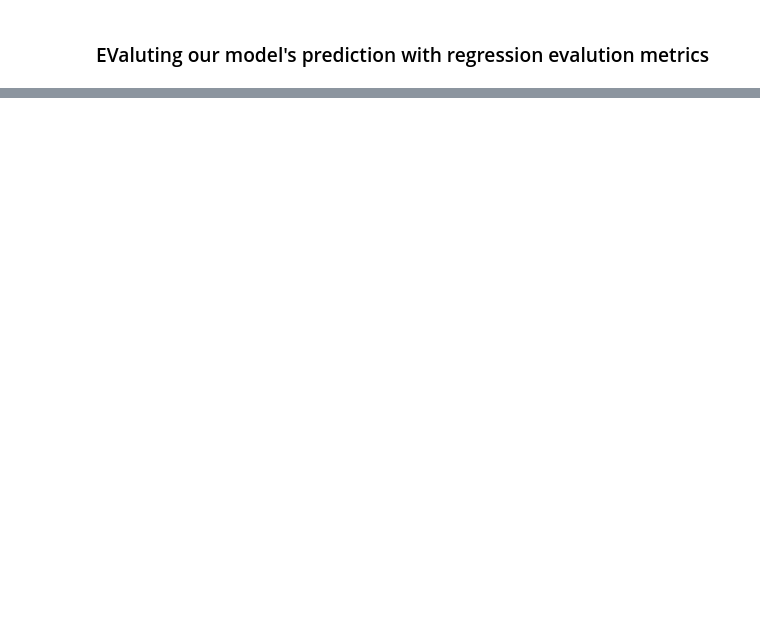
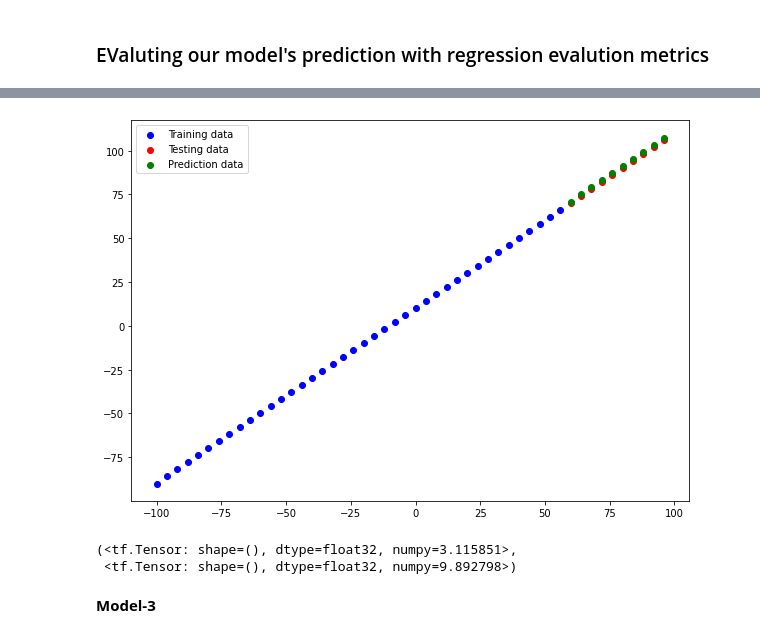
Before and after one commit to RD191295/Tensorflow_Tutorials, a Jupyter notebook: 01_nerual_network_regression_in_tensorflow.ipynb, the cells around one changed output, grey strips where cells are left out. Saved outputs shown, nothing was run; the diff lists cells and outputs as text; code cells hidden in the pictures; blank space fills up the shorter version.

```diff
--- a/01_nerual_network_regression_in_tensorflow.ipynb
+++ b/01_nerual_network_regression_in_tensorflow.ipynb
@@ -381,0 +450,17 @@ def mse(y_true, y_pred):
+# %%
+# set random seed
+tf.random.set_seed(42)
+
+#1. Create a model
+model_2 = tf.keras.Sequential([
+    tf.keras.layers.Dense(64, activation = "relu"),
+    tf.keras.layers.Dense(1)
+])
+
+#2. Compile the model
+model_2.compile(loss = tf.keras.losses.mae,
+                optimizer = tf.keras.optimizers.Adam(lr = 0.01),
+                metrics = ["mse"])
+
+#3. Fit the model
+model_2.fit(tf.expand_dims(X_train, axis = -1), Y_train, epochs = 100)
@@ -381,0 +487,17 @@ def mse(y_true, y_pred):
+# %%
+# Make and plot predictions for model_2
+y_preds_2 = model_2.predict(X_test)
+plot_prediction(predictions = y_preds_2)
+# %% [output]
+[figure, added]
+# %%
+# Calculate model_1 evalution metrics
+mae_2 = mae(Y_test, tf.squeeze(y_preds_2))
+mse_2 = mse(Y_test, tf.squeeze(y_preds_2))
+
+mae_2, mse_2
+# %% [output]
+(<tf.Tensor: shape=(), dtype=float32, numpy=3.115851>,
+ <tf.Tensor: shape=(), dtype=float32, numpy=9.892798>)
+# %% [markdown]
+**Model-3**
```
Also changed, not shown: parts of 23 cells of this notebook.
